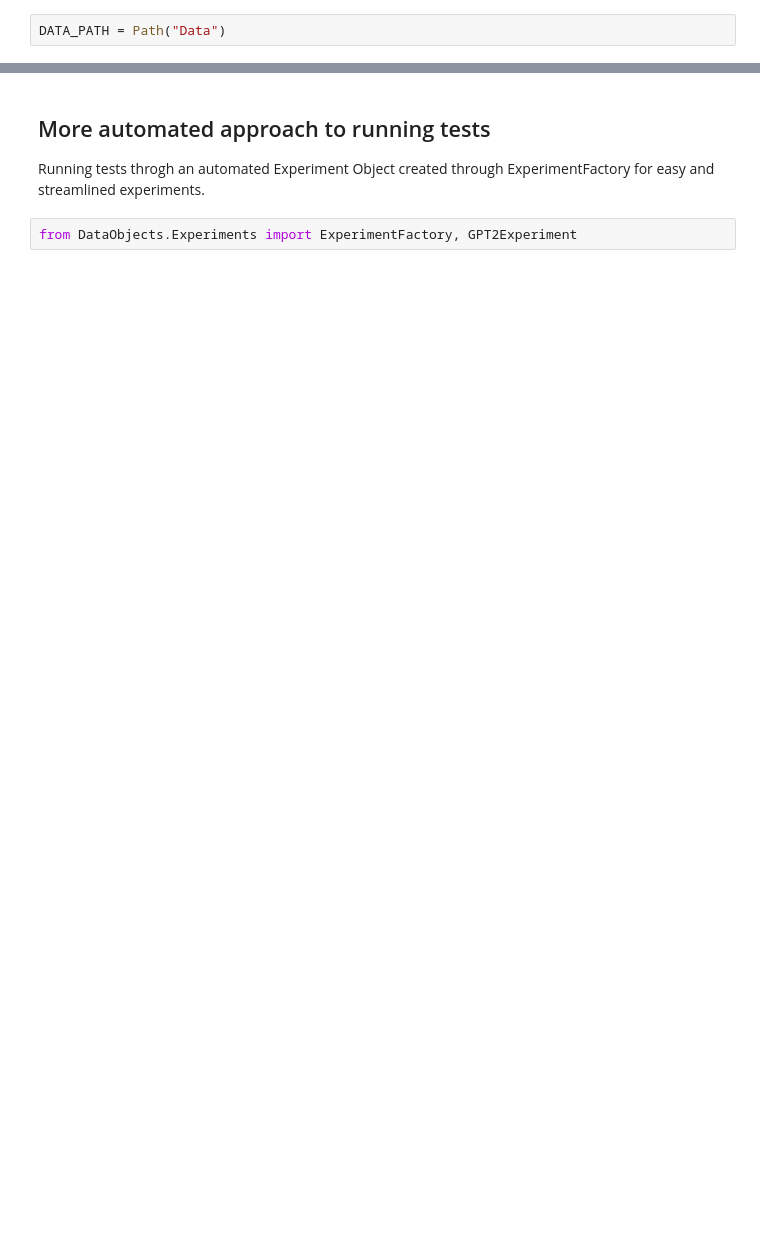
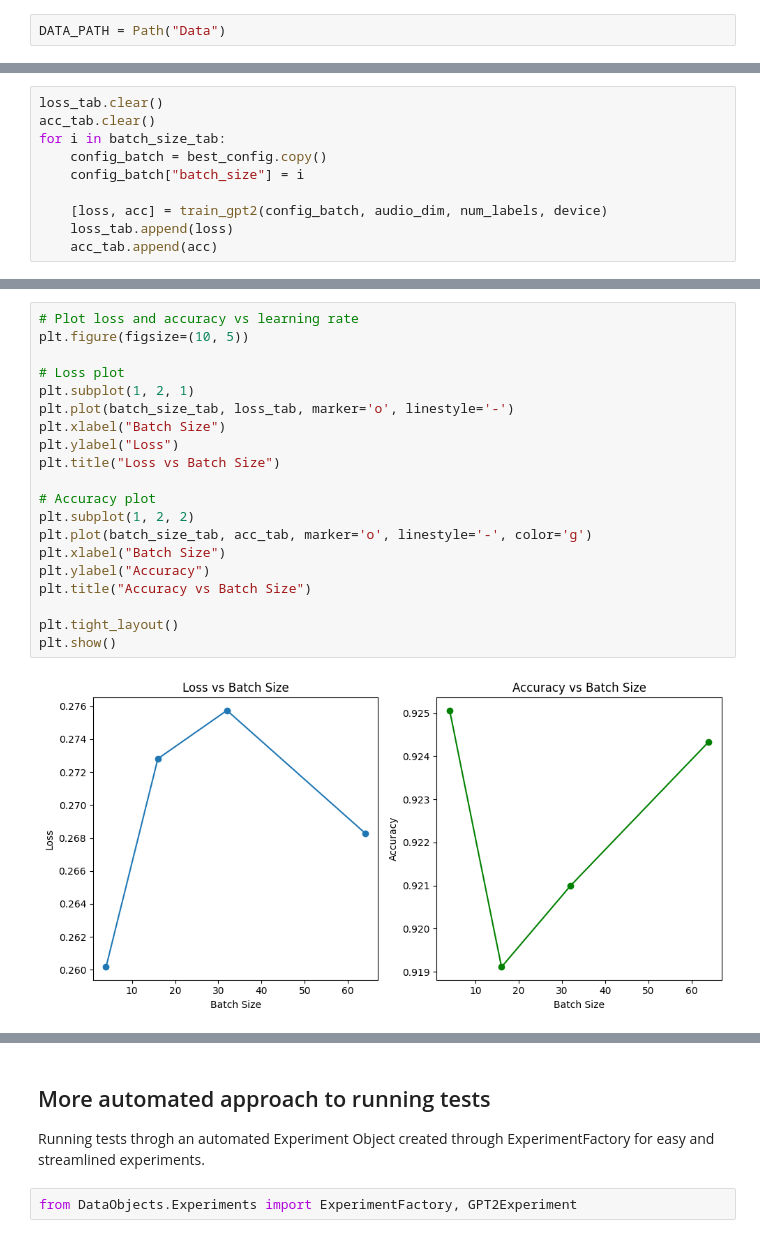
Before and after one commit to Ja-Gk-00/DeepLearning, a Jupyter notebook: Project_II/GPTTransformerExploration.ipynb, the cells around one changed output, grey strips where cells are left out. Saved outputs shown, nothing was run; the diff lists cells and outputs as text; blank space fills up the shorter version.

```diff
--- a/Project_II/GPTTransformerExploration.ipynb
+++ b/Project_II/GPTTransformerExploration.ipynb
@@ -75,0 +307,10 @@ model = GPT2FineTuner(
+# %%
+loss_tab.clear()
+acc_tab.clear()
+for i in batch_size_tab:
+    config_batch = best_config.copy()
+    config_batch["batch_size"] = i
+
+    [loss, acc] = train_gpt2(config_batch, audio_dim, num_labels, device)
+    loss_tab.append(loss)
+    acc_tab.append(acc)
@@ -75,0 +339,22 @@ model = GPT2FineTuner(
+# %%
+# Plot loss and accuracy vs learning rate
+plt.figure(figsize=(10, 5))
+
+# Loss plot
+plt.subplot(1, 2, 1)
+plt.plot(batch_size_tab, loss_tab, marker='o', linestyle='-')
+plt.xlabel("Batch Size")
+plt.ylabel("Loss")
+plt.title("Loss vs Batch Size")
+
+# Accuracy plot
+plt.subplot(1, 2, 2)
+plt.plot(batch_size_tab, acc_tab, marker='o', linestyle='-', color='g')
+plt.xlabel("Batch Size")
+plt.ylabel("Accuracy")
+plt.title("Accuracy vs Batch Size")
+
+plt.tight_layout()
+plt.show()
+# %% [output]
+[figure, added]
```
Also changed, not shown: parts of 20 cells of this notebook.
